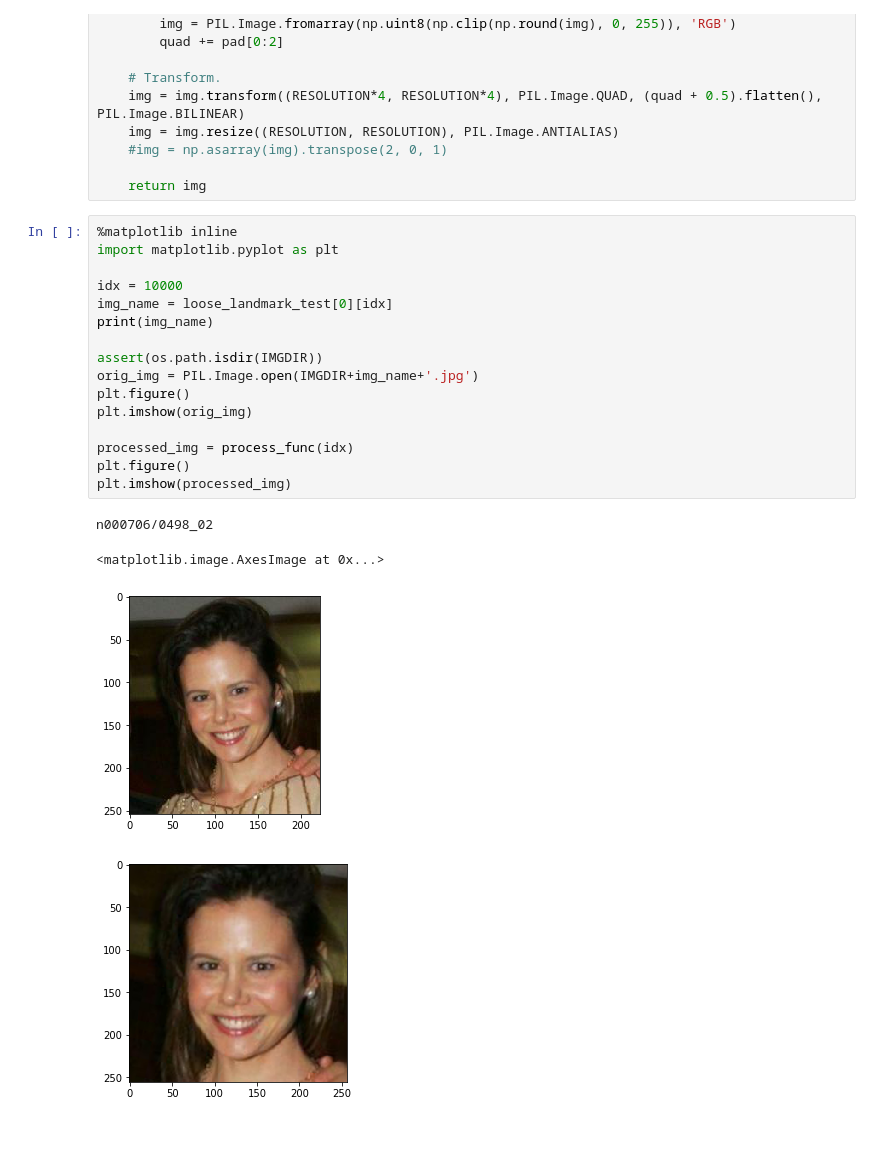
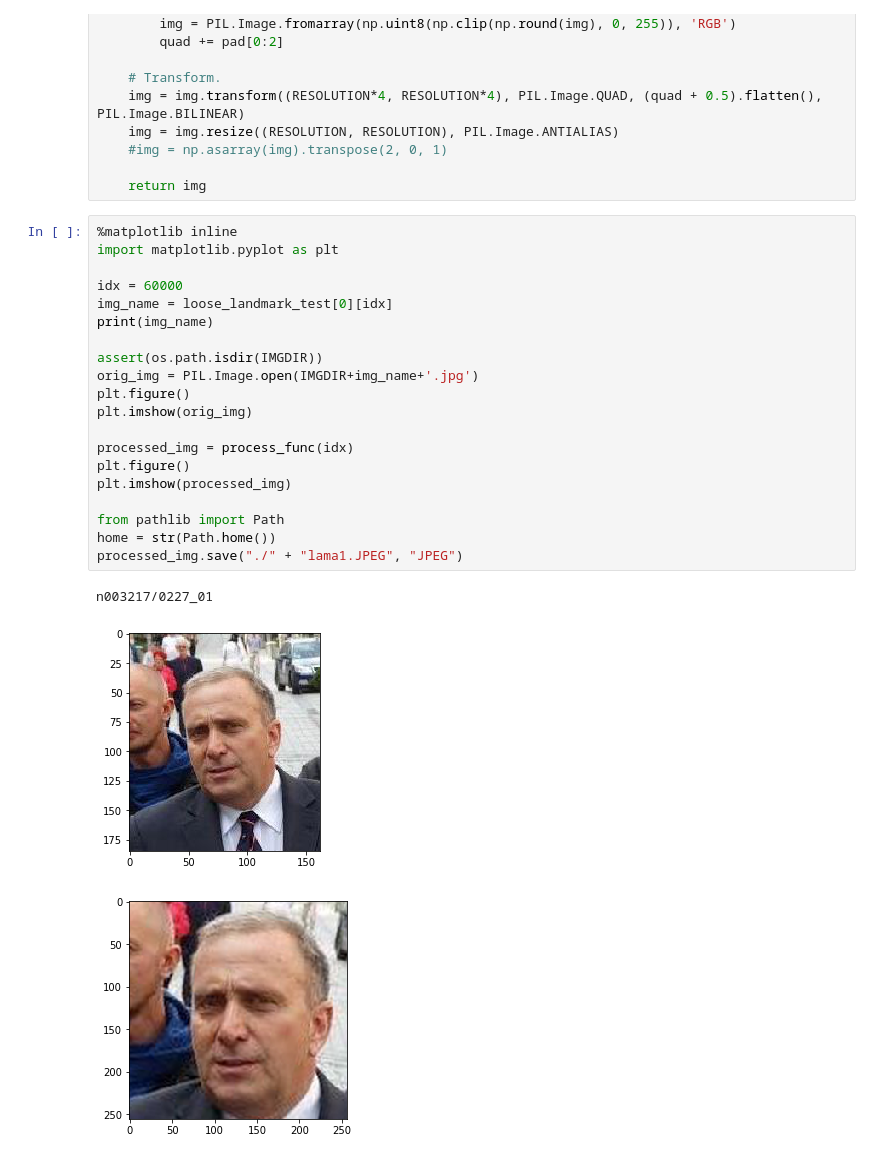
Before and after one commit to kyp-labs/face-generation-for-multiple-identity, a Jupyter notebook: preprocessing_images.ipynb, the cells around one changed output. Drawn from its saved outputs; the diff is of its cells as text; blank space fills up the shorter version.

```diff
--- a/preprocessing_images.ipynb
+++ b/preprocessing_images.ipynb
@@ -113,21 +115,24 @@ def process_func(idx):
 # %%
 %matplotlib inline
 import matplotlib.pyplot as plt
 
-idx = 10000
+idx = 60000
 img_name = loose_landmark_test[0][idx]
 print(img_name)
 
 assert(os.path.isdir(IMGDIR))
 orig_img = PIL.Image.open(IMGDIR+img_name+'.jpg')
 plt.figure()
 plt.imshow(orig_img)
 
 processed_img = process_func(idx)
 plt.figure()
 plt.imshow(processed_img)
+
+from pathlib import Path
+home = str(Path.home())
+processed_img.save("./" + "lama1.JPEG", "JPEG")
 # %% [output]
-n000706/0498_02
+n003217/0227_01
-<matplotlib.image.AxesImage at 0x...>
-[figure, old version]
+[figure, new version]
-[figure, old version]
+[figure, new version]
```
Also changed, not shown: parts of 1 cell of this notebook, 3 other files.
